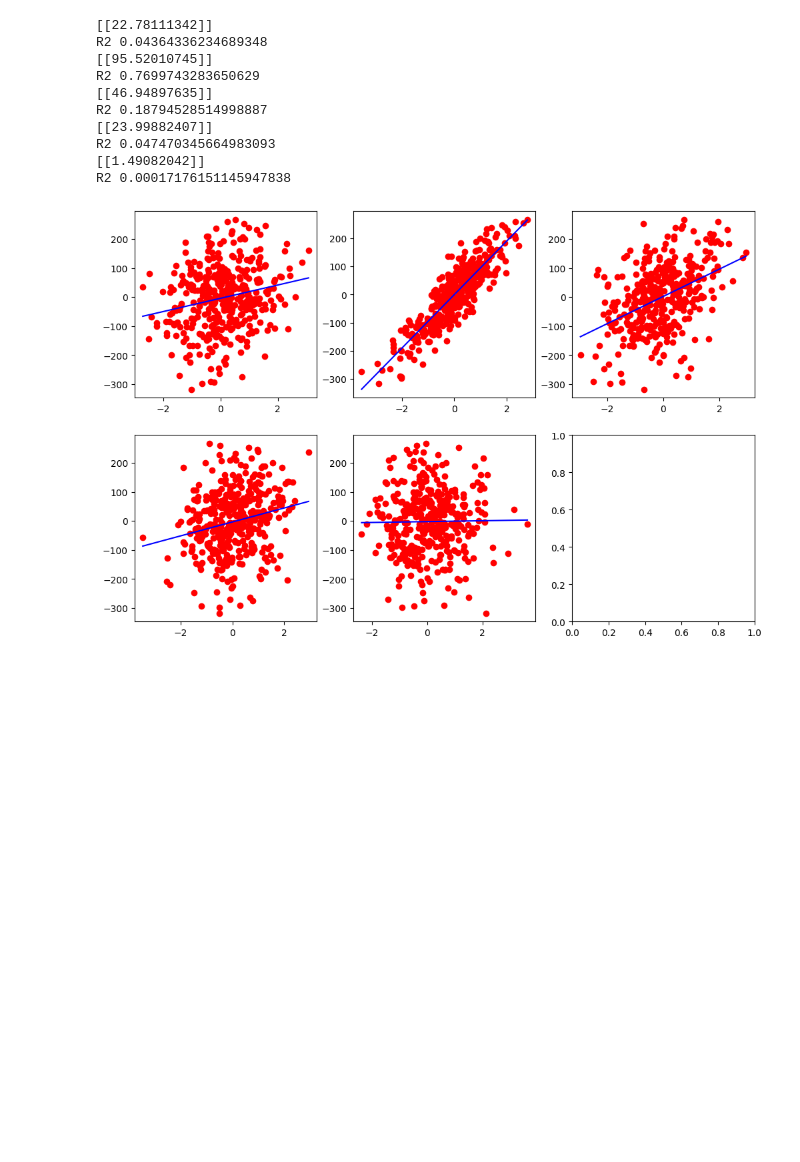
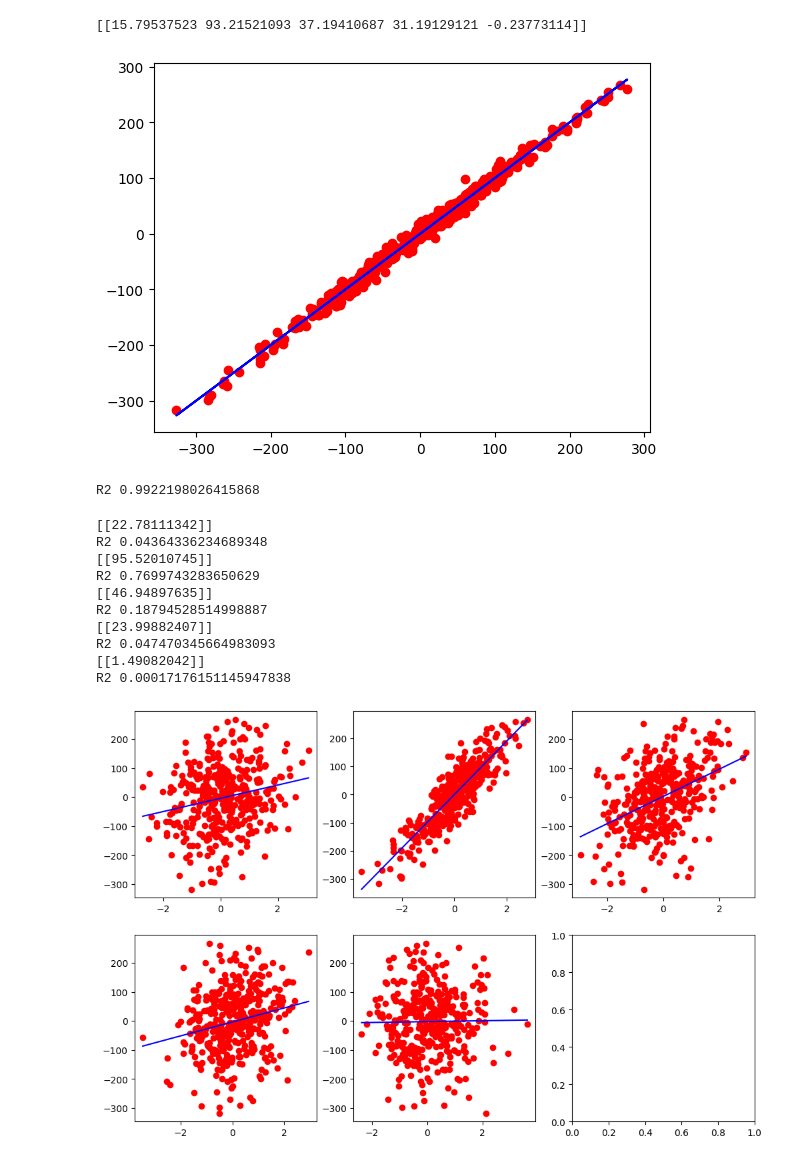
Before and after one commit to NeZur21/MLProject, a Jupyter notebook: ML1_2.ipynb, the cells around one changed output. Drawn from its saved outputs; the diff is of its cells as text; code cells hidden in the pictures; blank space fills up the shorter version.

```diff
--- a/ML1_2.ipynb
+++ b/ML1_2.ipynb
@@ -430,3 +34,21 @@
+# %%
+lin_mul = LinearRegression()
+lin_mul.fit(x, y)
+print(lin_mul.coef_)
+y_pred = lin_mul.predict(x)
+
+plt.scatter(y_pred, y, c='r')
+plt.plot(y_pred, y_pred, color='b')
+plt.show()
+
+R2 = lin_mul.score(x, y)
+results.append({'Model': '5 признаков' , 'R2': R2,  'MAE': mean_absolute_error(y, y_pred), 'MSE': mean_squared_error(y, y_pred)})
+
+print('R2', R2)
+# %% [output]
+[[15.79537523 93.21521093 37.19410687 31.19129121 -0.23773114]]
+[figure, added]
+R2 0.9922198026415868
 # %%
 fig, ax = plt.subplots(2, 3, figsize=(12, 8))
 ax = ax.ravel()
```
Also changed, not shown: parts of 3 cells of this notebook, 5 other files.
